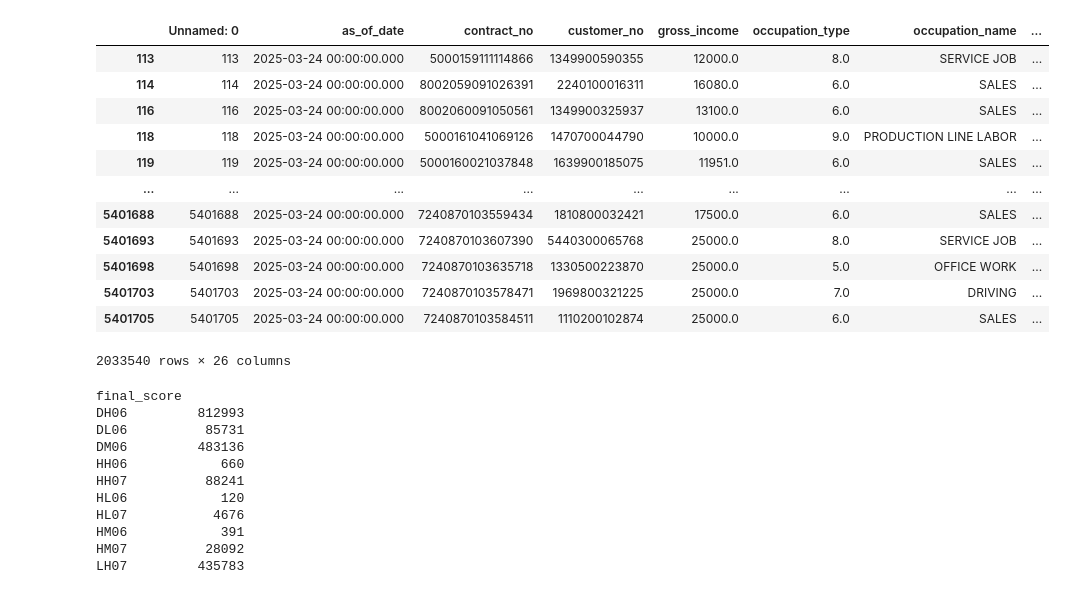
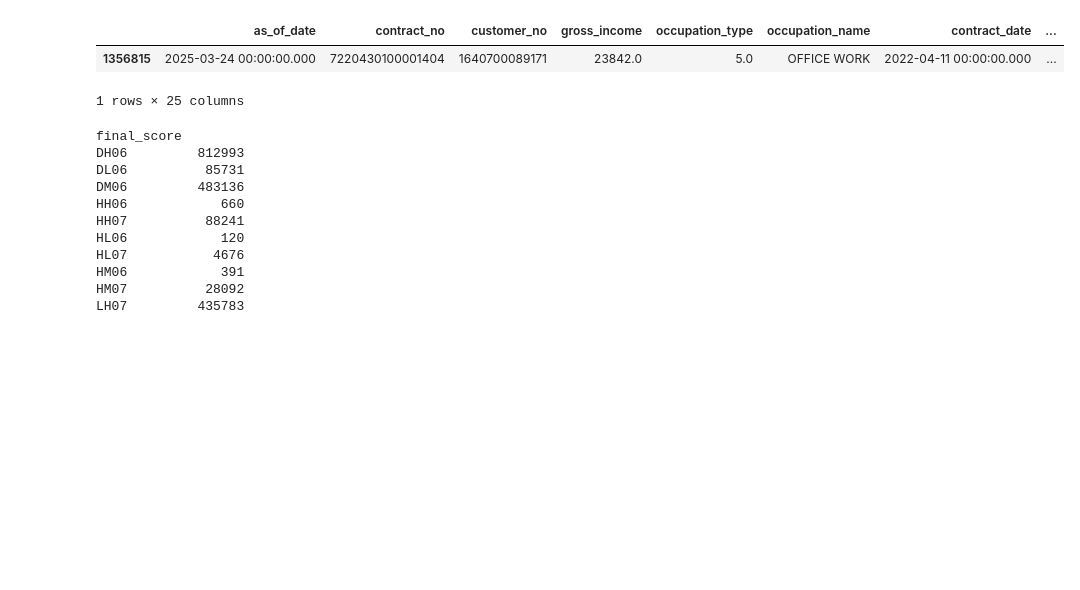
Before and after one commit to Sireetron/kbj_automation, a Jupyter notebook: cscore/cscore_design.ipynb, the cells around one changed output. Drawn from its saved outputs; the diff is of its cells as text; code cells hidden in the pictures; blank space fills up the shorter version.

```diff
--- a/cscore/cscore_design.ipynb
+++ b/cscore/cscore_design.ipynb
@@ -34,19 +34,9 @@ test
 # %%
-test.loc[test['final_score']=='OtherH07']
+test.loc[test['contract_no']==7220430100001404]
 # %% [output]
-|  | Unnamed: 0 | as_of_date | contract_no | customer_no | gross_income | occupation_type | occupation_name | ... |
-| 113 | 113 | 2025-03-24 00:00:00.000 | 5000159111114866 | 1349900590355 | 12000.0 | 8.0 | SERVICE JOB | ... |
-| 114 | 114 | 2025-03-24 00:00:00.000 | 8002059091026391 | 2240100016311 | 16080.0 | 6.0 | SALES | ... |
-| 116 | 116 | 2025-03-24 00:00:00.000 | 8002060091050561 | 1349900325937 | 13100.0 | 6.0 | SALES | ... |
-| 118 | 118 | 2025-03-24 00:00:00.000 | 5000161041069126 | 1470700044790 | 10000.0 | 9.0 | PRODUCTION LINE LABOR | ... |
-| 119 | 119 | 2025-03-24 00:00:00.000 | 5000160021037848 | 1639900185075 | 11951.0 | 6.0 | SALES | ... |
-| ... | ... | ... | ... | ... | ... | ... | ... | ... |
-| 5401688 | 5401688 | 2025-03-24 00:00:00.000 | 7240870103559434 | 1810800032421 | 17500.0 | 6.0 | SALES | ... |
-| 5401693 | 5401693 | 2025-03-24 00:00:00.000 | 7240870103607390 | 5440300065768 | 25000.0 | 8.0 | SERVICE JOB | ... |
-| 5401698 | 5401698 | 2025-03-24 00:00:00.000 | 7240870103635718 | 1330500223870 | 25000.0 | 5.0 | OFFICE WORK | ... |
-| 5401703 | 5401703 | 2025-03-24 00:00:00.000 | 7240870103578471 | 1969800321225 | 25000.0 | 7.0 | DRIVING | ... |
-| 5401705 | 5401705 | 2025-03-24 00:00:00.000 | 7240870103584511 | 1110200102874 | 25000.0 | 6.0 | SALES | ... |
+|  | as_of_date | contract_no | customer_no | gross_income | occupation_type | occupation_name | contract_date | ... |
+| 1356815 | 2025-03-24 00:00:00.000 | 7220430100001404 | 1640700089171 | 23842.0 | 5.0 | OFFICE WORK | 2022-04-11 00:00:00.000 | ... |
-2033540 rows × 26 columns
+1 rows × 25 columns
 # %%
 test.groupby('final_score').size()
 # %% [output]
```
Also changed, not shown: parts of 1 cell of this notebook, 13 other files.
